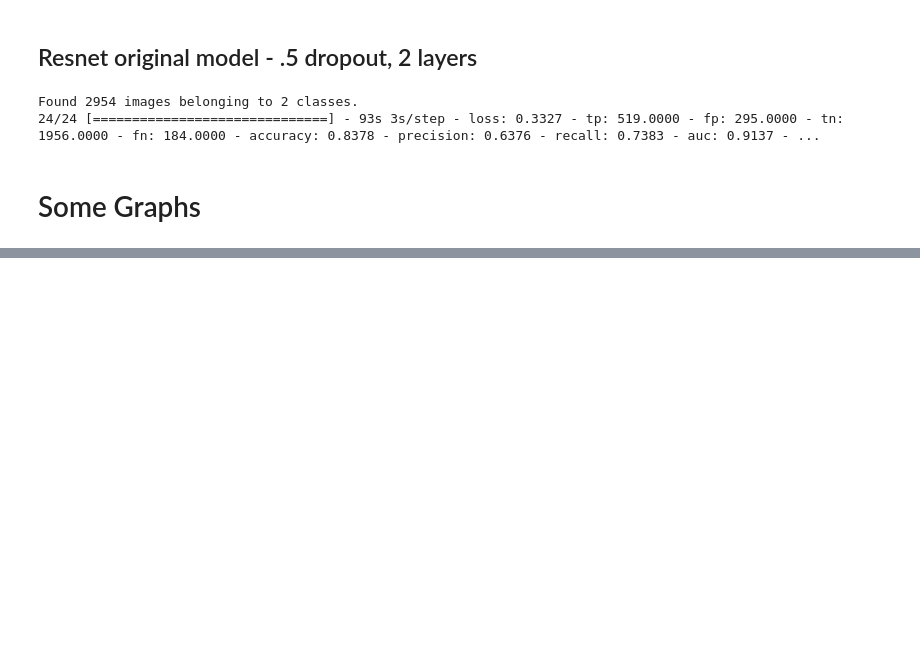
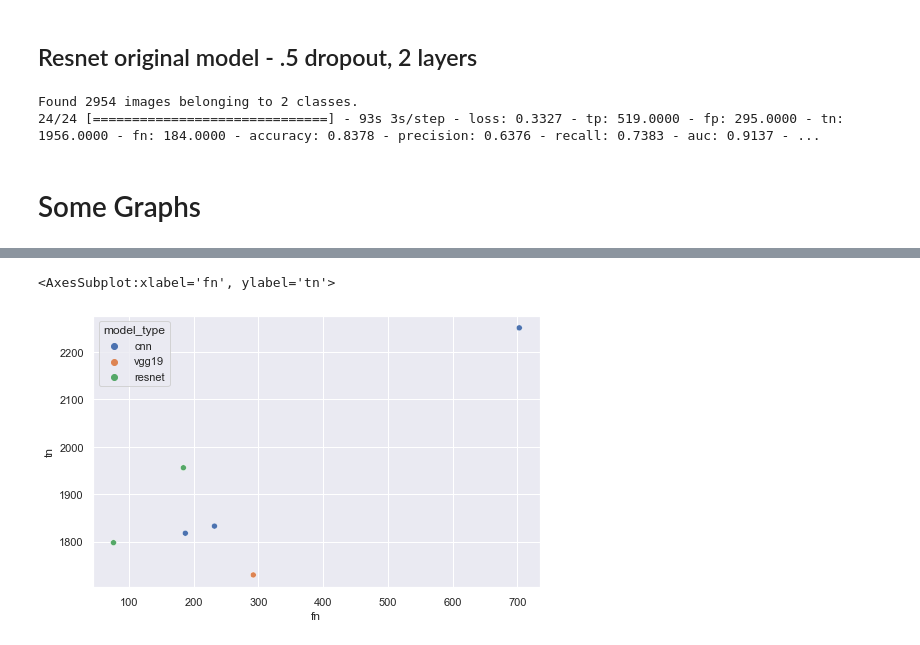
Before and after one commit to mpolyakova/right-whale-detection-deep-metis, a Jupyter notebook: 13 - Test Data.ipynb, the cells around one changed output, grey strips where cells are left out. Cells and saved outputs as stored; diff of their text form; code cells hidden in the pictures; blank space fills up the shorter version.

```diff
--- a/13 - Test Data.ipynb
+++ b/13 - Test Data.ipynb
@@ -71,14 +71,14 @@ results['cnn_simple'] = cnn.evaluate(test)
 Found 2954 images belonging to 2 classes.
 93/93 [==============================] - 25s 223ms/step - loss: 0.4149 - tp: 471.0000 - fp: 418.0000 - tn: 1833.0000 - fn: 232.0000 - accuracy: 0.7800 - precision: 0.5298 - recall: 0.6700 - auc: 0.846 ...
 # %%
-cnn = None
-keras.backend.clear_session()
-filename = 'cnn_small_layer.h5'
+# cnn = None
+# keras.backend.clear_session()
+# filename = 'cnn_small_layer.h5'
 
-test = import_test()
-class_weight, METRICS, earlystop, checkpoint = base_set_up(filename, 5)
-cnn = load_model(filename)
-results['cnn_add_small_layer_first'] = cnn.evaluate(test)
+# test = import_test()
+# class_weight, METRICS, earlystop, checkpoint = base_set_up(filename, 5)
+# cnn = load_model(filename)
+# results['cnn_add_small_layer_first'] = cnn.evaluate(test)
 # %% [output]
 Found 2954 images belonging to 2 classes.
 93/93 [==============================] - 29s 276ms/step - loss: 1.0124 - tp: 0.0000e+00 - fp: 0.0000e+00 - tn: 2251.0000 - fn: 703.0000 - accuracy: 0.7620 - precision: 0.0000e+00 - recall: 0.0000e+00  ...
@@ -146,2 +194,8 @@ xx.columns=['model','loss','tp','fp','tn','fn','accuracy','precision','recall','
+# %%
+sns.set(rc={'figure.figsize':(8,5)})
+sns.scatterplot(data=xx, x='fn',y='tn',hue='model_type')
+# %% [output]
+<AxesSubplot:xlabel='fn', ylabel='tn'>
+[figure, added]
 # %%
 sns.set(rc={'figure.figsize':(8,5)})
```
Also changed, not shown: parts of 10 cells of this notebook, 3 other files.
